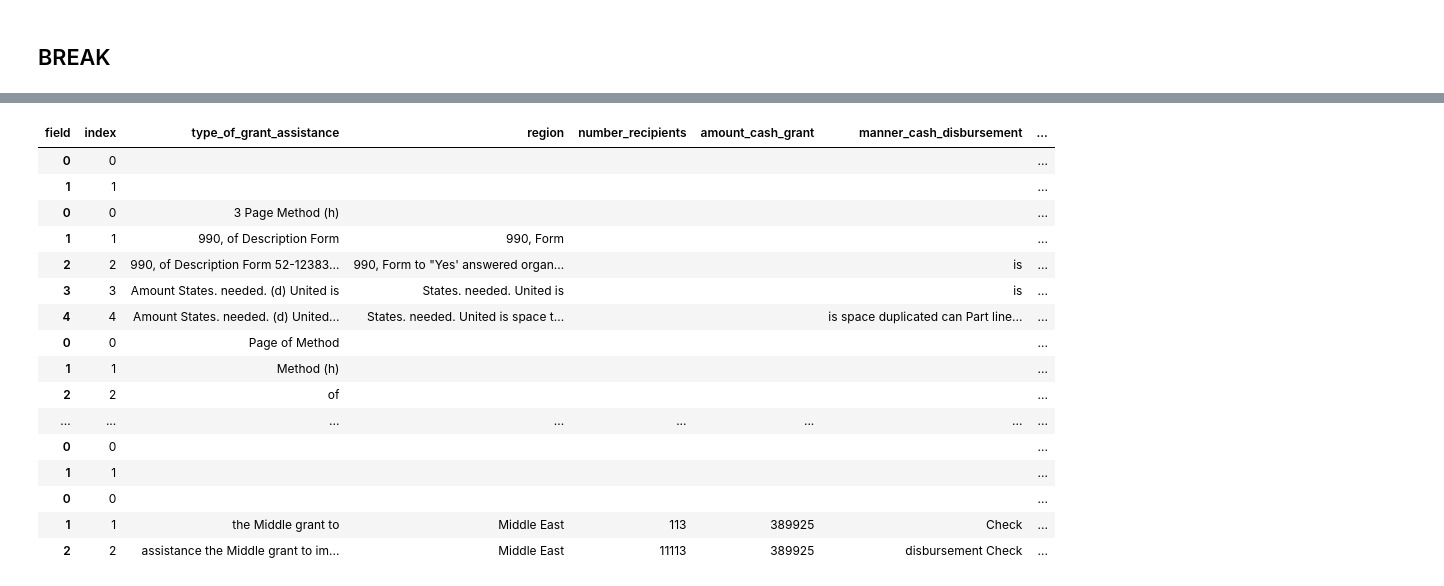
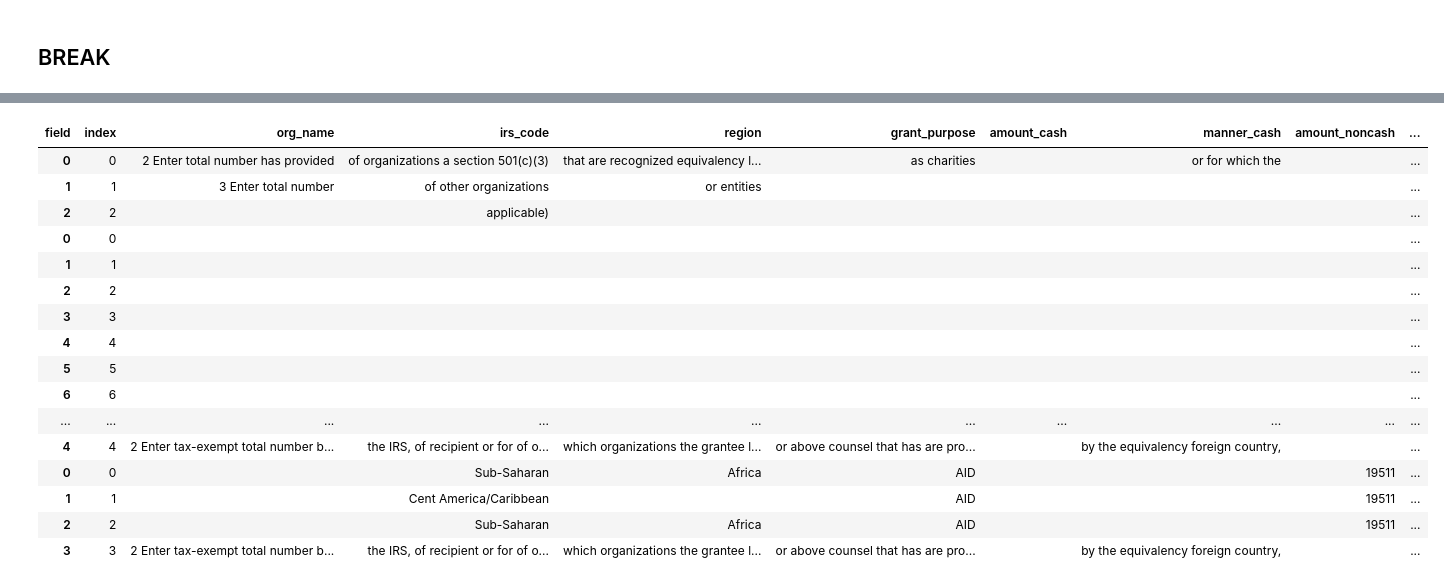
Before and after one commit to ethanscorey/parse_990_textract, a Jupyter notebook: debug_notebook.ipynb, the cells around one changed output, grey strips where cells are left out. Drawn from its saved outputs; the diff is of its cells as text; code cells hidden in the pictures.

Commit message:
Table extractors for Schedule 1 more or less working.

```diff
--- a/debug_notebook.ipynb
+++ b/debug_notebook.ipynb
@@ -210,23 +271,23 @@ pd.concat(schedule_f_part_i_rows).head(50)
 # %%
-pd.concat(schedule_f_part_iii_rows).tail(50)
+pd.concat(schedule_f_part_ii_rows).iloc[:50]
 # %% [output]
-| field | index | type_of_grant_assistance | region | number_recipients | amount_cash_grant | manner_cash_disbursement | ... |
-| 0 | 0 |  |  |  |  |  | ... |
-| 1 | 1 |  |  |  |  |  | ... |
-| 0 | 0 | 3 Page Method (h) |  |  |  |  | ... |
-| 1 | 1 | 990, of Description Form | 990, Form |  |  |  | ... |
-| 2 | 2 | 990, of Description Form 52-12383... | 990, Form to "Yes' answered organ... |  |  | is | ... |
-| 3 | 3 | Amount States. needed. (d) United is | States. needed. United is |  |  | is | ... |
-| 4 | 4 | Amount States. needed. (d) United... | States. needed. United is space t... |  |  | is space duplicated can Part line... | ... |
-| 0 | 0 | Page of Method |  |  |  |  | ... |
-| 1 | 1 | Method (h) |  |  |  |  | ... |
-| 2 | 2 | of |  |  |  |  | ... |
-| ... | ... | ... | ... | ... | ... | ... | ... |
-| 0 | 0 |  |  |  |  |  | ... |
-| 1 | 1 |  |  |  |  |  | ... |
-| 0 | 0 |  |  |  |  |  | ... |
-| 1 | 1 | the Middle grant to | Middle East | 113 | 389925 | Check | ... |
-| 2 | 2 | assistance the Middle grant to im... | Middle East | 11113 | 389925 | disbursement Check | ... |
+| field | index | org_name | irs_code | region | grant_purpose | amount_cash | manner_cash | amount_noncash | ... |
+| 0 | 0 | 2 Enter total number has provided | of organizations a section 501(c)(3) | that are recognized equivalency l... | as charities |  | or for which the |  | ... |
+| 1 | 1 | 3 Enter total number | of other organizations | or entities |  |  |  |  | ... |
+| 2 | 2 |  | applicable) |  |  |  |  |  | ... |
+| 0 | 0 |  |  |  |  |  |  |  | ... |
+| 1 | 1 |  |  |  |  |  |  |  | ... |
+| 2 | 2 |  |  |  |  |  |  |  | ... |
+| 3 | 3 |  |  |  |  |  |  |  | ... |
+| 4 | 4 |  |  |  |  |  |  |  | ... |
+| 5 | 5 |  |  |  |  |  |  |  | ... |
+| 6 | 6 |  |  |  |  |  |  |  | ... |
+| ... | ... | ... | ... | ... | ... | ... | ... | ... | ... |
+| 4 | 4 | 2 Enter tax-exempt total number b... | the IRS, of recipient or for of o... | which organizations the grantee l... | or above counsel that has are pro... |  | by the equivalency foreign country, |  | ... |
+| 0 | 0 |  | Sub-Saharan | Africa | AID |  |  | 19511 | ... |
+| 1 | 1 |  | Cent America/Caribbean |  | AID |  |  | 19511 | ... |
+| 2 | 2 |  | Sub-Saharan | Africa | AID |  |  | 19511 | ... |
+| 3 | 3 | 2 Enter tax-exempt total number b... | the IRS, of recipient or for of o... | which organizations the grantee l... | or above counsel that has are pro... |  | by the equivalency foreign country, |  | ... |
 # %%
 table_test_df = open_df(bucket, "67217e04d83f69ffbbb461b0a23648b037b4a36d0c5ebdb32d3186b19d6a6fd5")
 # %%
```
Also changed, not shown: parts of 39 cells of this notebook, 7 other files.
